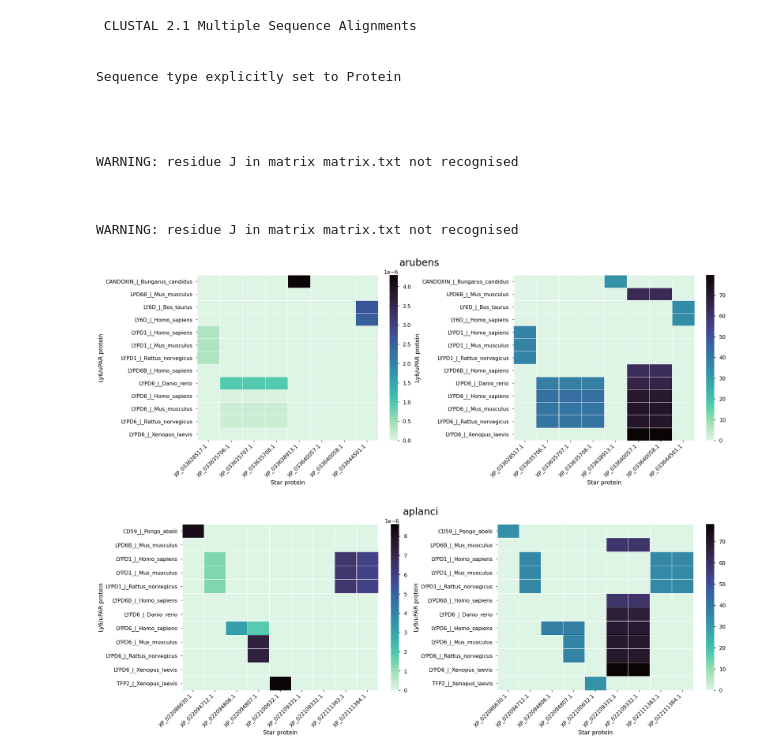
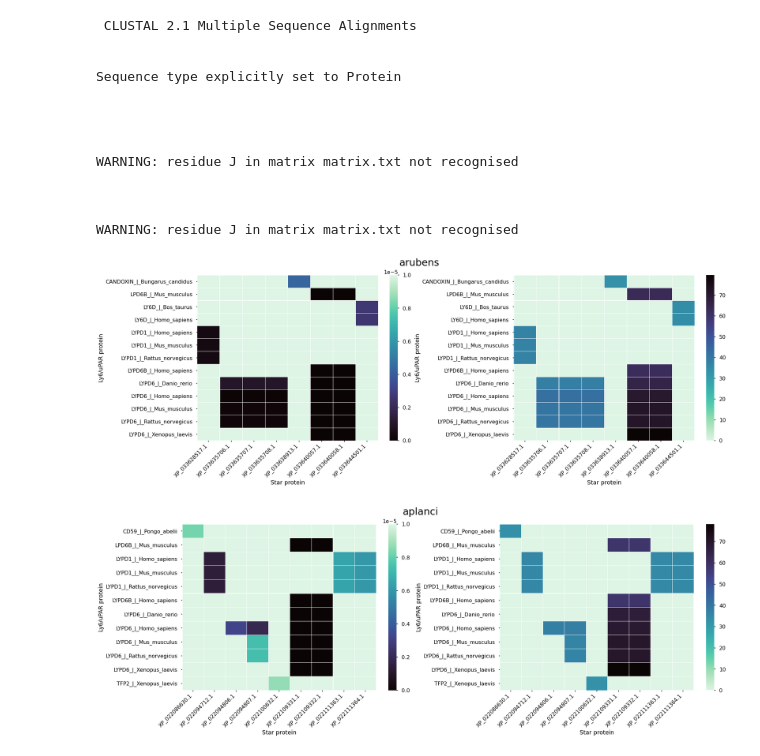
Before and after one commit to alex123012/Filogenetics, a Jupyter notebook: Analysis.ipynb, the cells around one changed output. Drawn from its saved outputs; the diff is of its cells as text; code cells hidden in the pictures.

```diff
--- a/Analysis.ipynb
+++ b/Analysis.ipynb
@@ -128,7 +128,7 @@ res
 197 rows × 8 columns
 # %%
 def get_domain(x):
-    if hasattr(x, 'start'):
+    if hasattr(x, 'start') and x.type_ == 'DOMAIN':
         n_st = x.start - 6
     else:
         n_st = 0
@@ -230,3 +230,6 @@ ls
 aplanci_blast_short.txt
 arubens_blast_short.txt
 blastdb
+# %%
+with open('seqs/arubens_seq.fasta') as f:
+    print(len(f.readlines()))
@@ -323,30 +328,32 @@ WARNING: residue J in matrix matrix.txt not recognised
 # %%
 def print_heatmap(path):
     sp = 'Star protein'
     lp = 'Ly6/uPAR protein'
     ev = 'e-value'
     bs = 'bit score'
     df = pd.read_csv(path, sep='\t', header=None).rename(columns={
         0: sp,
         1: lp,
         10: ev,
         11: bs
     })
-    kwargs = {'cmap': 'mako_r', 'linecolor': 'white', "linewidths": 0.1}
+    kwargs = {'cmap': 'mako', 'linecolor': 'white', "linewidths": 0.1}
     fig, ax = plt.subplots(1, 2, figsize=(27.5, 10))
-    sns.heatmap(data=df.pivot(index=lp, columns=sp, values=ev).fillna(0), ax=ax[0], **kwargs)
+    sns.heatmap(data=df.pivot(index=lp, columns=sp, values=ev).fillna(1), ax=ax[0], vmax=1e-05, **kwargs)
+
+    kwargs['cmap'] = kwargs['cmap'] + '_r'
     sns.heatmap(data=df.pivot(index=lp, columns=sp, values=bs).fillna(0), ax=ax[1], **kwargs)
     for i in ax:
         i.set_xticklabels(i.get_xticklabels(), rotation = 45, ha="right", va='center_baseline')
     fig.suptitle(os.path.split(path)[-1].split('_')[0], fontsize=30)
     plt.tight_layout()
     plt.savefig(f"result/img/{path.split('/')[-1].rsplit('.', 1)[0]}.svg", format='svg')
     plt.show()
 print_heatmap('blast/arubens_blast_short.txt')
 print_heatmap('blast/aplanci_blast_short.txt')
 # %% [output]
-[figure, old version]
+[figure, new version]
-[figure, old version]
+[figure, new version]
 # %%
 def similarity(x: str, y: str, d: dict):
     res = [1 for i, j in enumerate(x) if d[j] == d[y[i]]]
```
Also changed, not shown: parts of 13 cells of this notebook, 16 other files.
